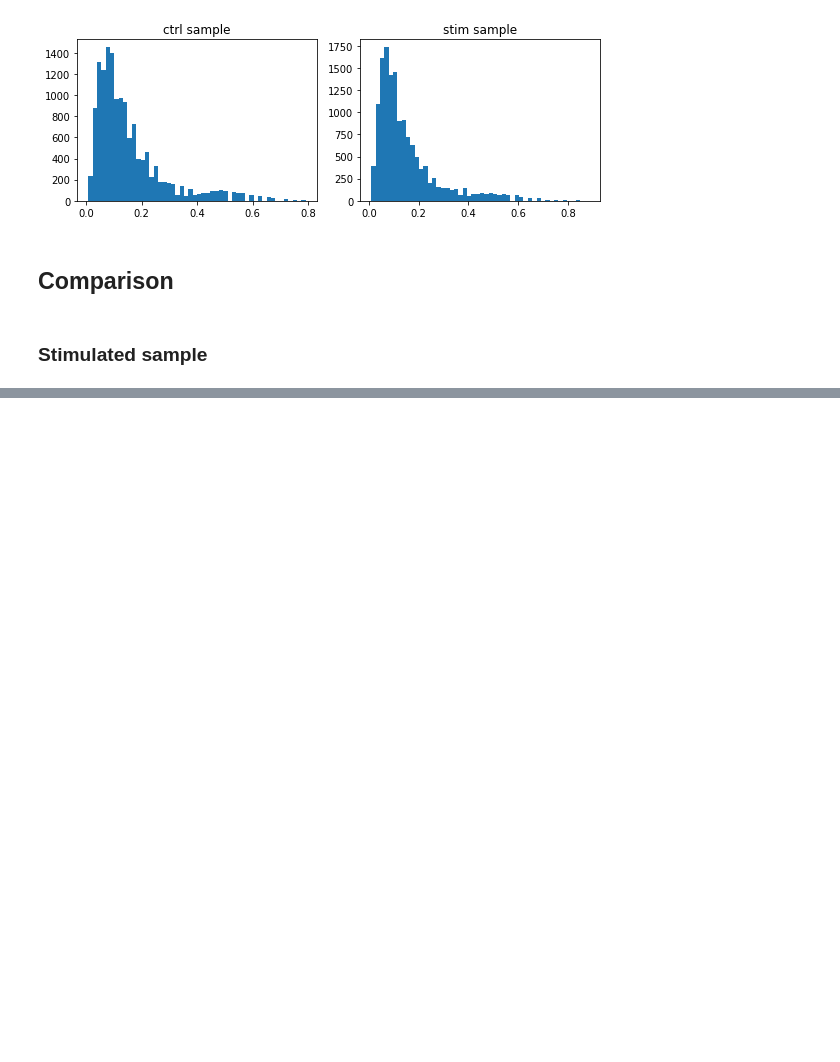
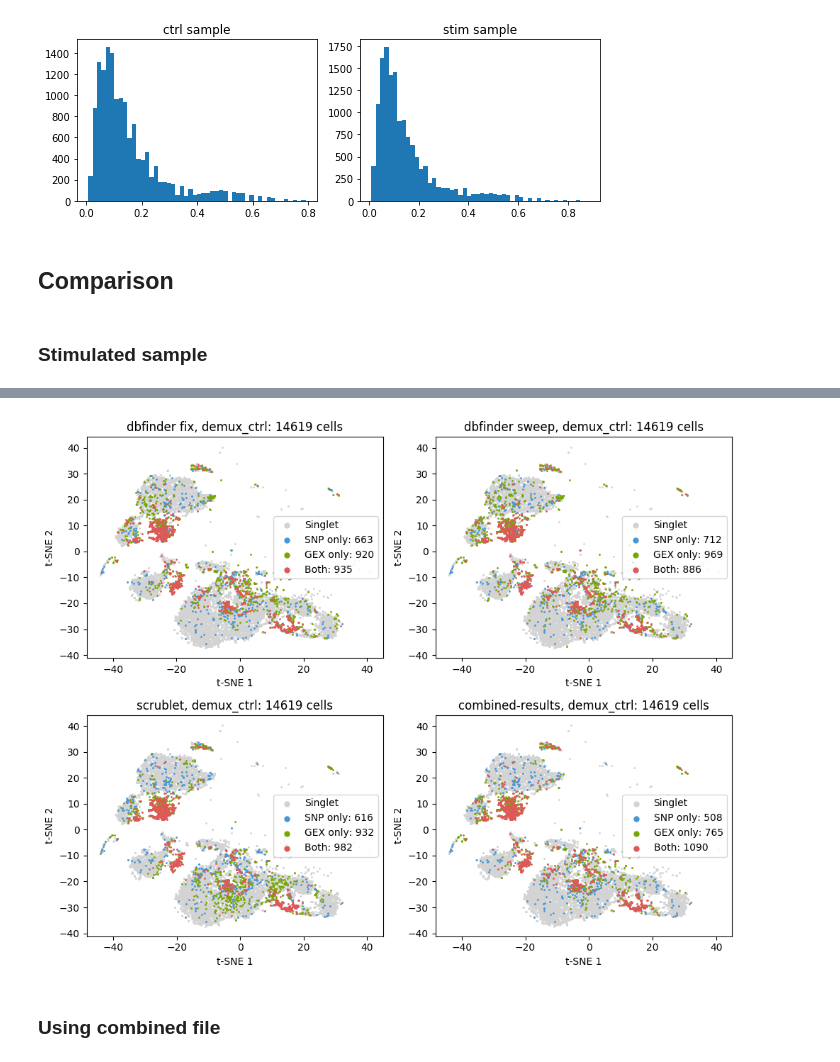
Before and after one commit to huangyh09/doubletQC, a Jupyter notebook: examples/demuxlet_dataset.ipynb, the cells around one changed output, grey strips where cells are left out. Cells and saved outputs as stored; diff of their text form; code cells hidden in the pictures; blank space fills up the shorter version.

```diff
--- a/examples/demuxlet_dataset.ipynb
+++ b/examples/demuxlet_dataset.ipynb
@@ -163,0 +206,8 @@ plt.show()
+# %%
+_sample = "demux_ctrl"
+multi_plot(demux_ctrl, dbfinder_ctrl, scrublet_ctrl, _sample,
+           fig_file=dat_dir + "../examples/images/%s.doublet.png" %(_sample))
+# %% [output]
+[figure, added]
+# %% [markdown]
+### Using combined file
```
Also changed, not shown: parts of 20 cells of this notebook, 15 other files.
